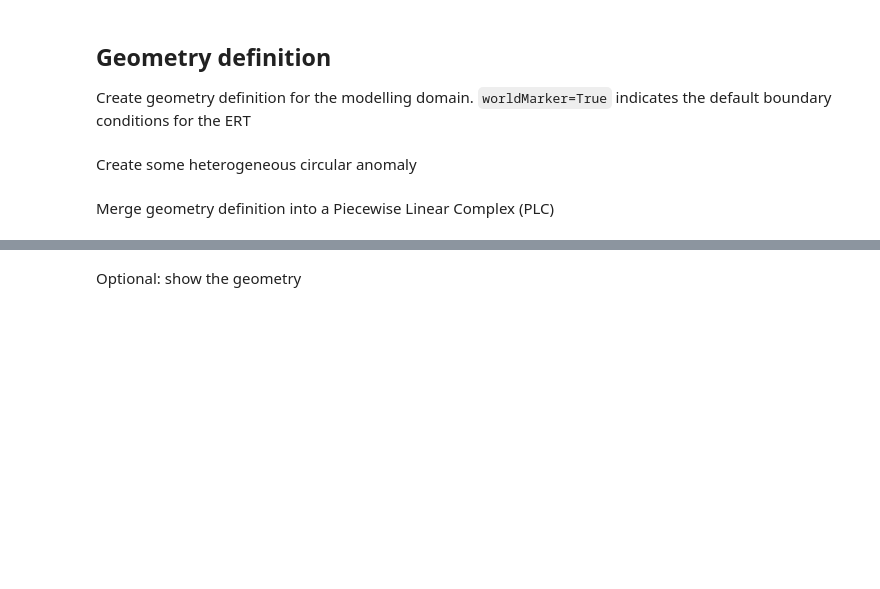
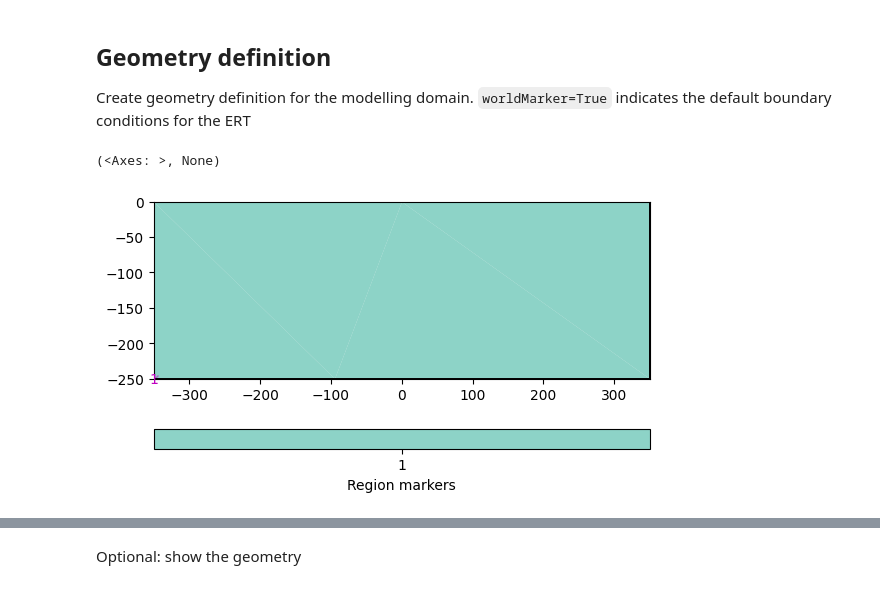
Before and after one commit to jcmefra/Aguas_Vichy, a Jupyter notebook: ERT.ipynb, the cells around one changed output, grey strips where cells are left out. Cells and saved outputs as stored; diff of their text form; code cells hidden in the pictures; blank space fills up the shorter version.

```diff
--- a/ERT.ipynb
+++ b/ERT.ipynb
@@ -15,7 +13,9 @@ from pygimli.physics import ert
 Create geometry definition for the modelling domain. ``worldMarker=True``
 indicates the default boundary conditions for the ERT
 # %%
-world = mt.createWorld(start=[-50, 0], end=[50, -50], layers=[-1, -5],
+world = mt.createWorld(start=[-350, 0], end=[350, -250], layers=[],
                        worldMarker=True)
+pg.show(world)
+# %% [output]
+(<Axes: >, None)
+[figure, added]
-# %% [markdown]
-Create some heterogeneous circular anomaly
@@ -29,2 +21,0 @@ poly = mt.createPolygon([(1,-4), (2,-1.5), (4,-2), (5,-2),
-# %% [markdown]
-Merge geometry definition into a Piecewise Linear Complex (PLC)
```
Also changed, not shown: parts of 14 cells of this notebook, 1 other file.
